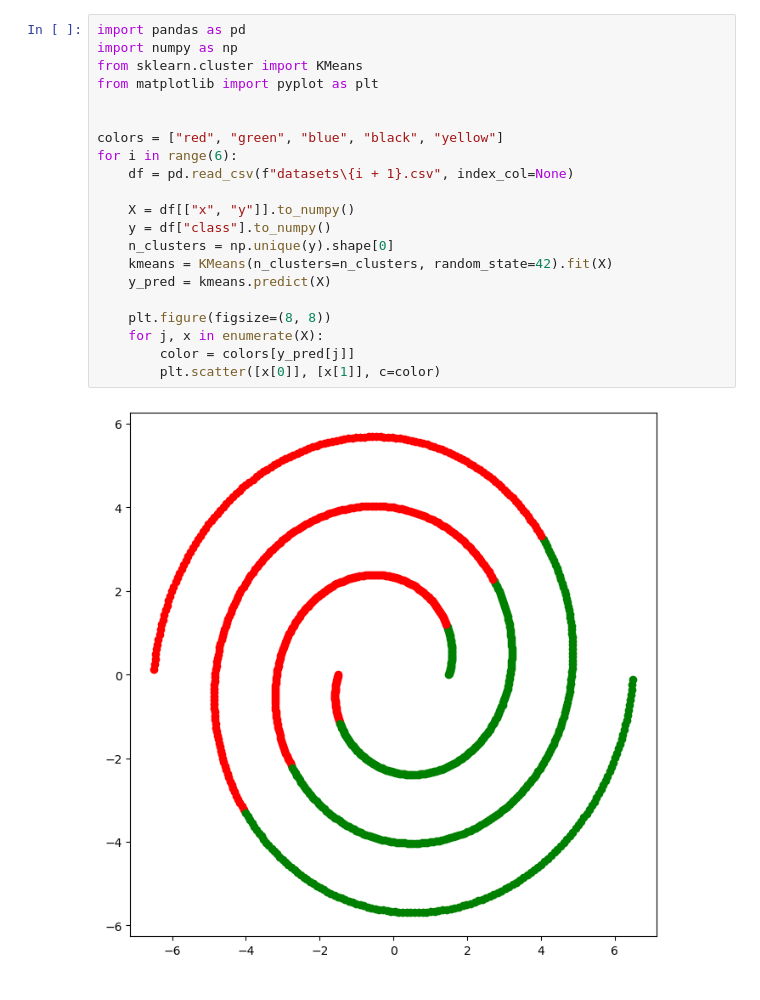
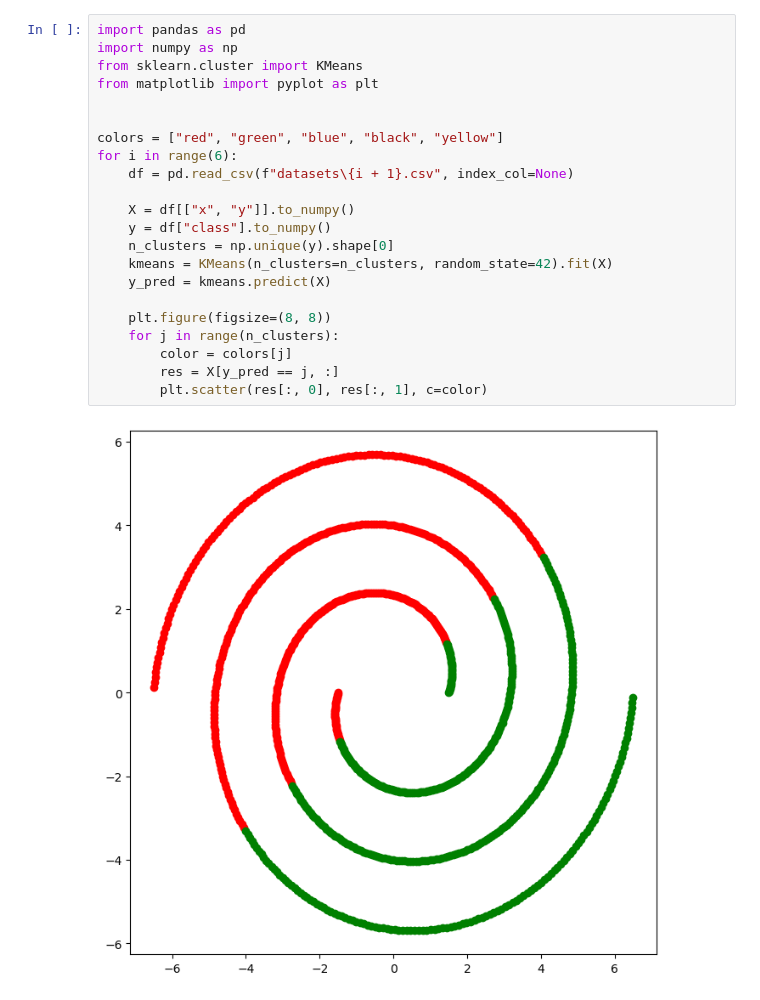
Before and after one commit to maxshilin/MSU_ML, a Jupyter notebook: 09_Кластеризация/9_1_Удачные_кластеры.ipynb, the cells around one changed output. Cells and saved outputs as stored; diff of their text form.

Commit message:
Refabrished plot cycle.

```diff
--- a/09_Кластеризация/9_1_Удачные_кластеры.ipynb
+++ b/09_Кластеризация/9_1_Удачные_кластеры.ipynb
@@ -1,26 +1,27 @@
 # %%
 import pandas as pd
 import numpy as np
 from sklearn.cluster import KMeans
 from matplotlib import pyplot as plt
 
 
 colors = ["red", "green", "blue", "black", "yellow"]
 for i in range(6):
     df = pd.read_csv(f"datasets\{i + 1}.csv", index_col=None)
 
     X = df[["x", "y"]].to_numpy()
     y = df["class"].to_numpy()
     n_clusters = np.unique(y).shape[0]
     kmeans = KMeans(n_clusters=n_clusters, random_state=42).fit(X)
     y_pred = kmeans.predict(X)
 
     plt.figure(figsize=(8, 8))
-    for j, x in enumerate(X):
-        color = colors[y_pred[j]]
-        plt.scatter([x[0]], [x[1]], c=color)
+    for j in range(n_clusters):
+        color = colors[j]
+        res = X[y_pred == j, :]
+        plt.scatter(res[:, 0], res[:, 1], c=color)
 # %% [output]
-[figure, old version]
+[figure, new version]
 [figure]
 [figure]
 [figure]
```
Also changed, not shown: parts of 1 cell of this notebook.
